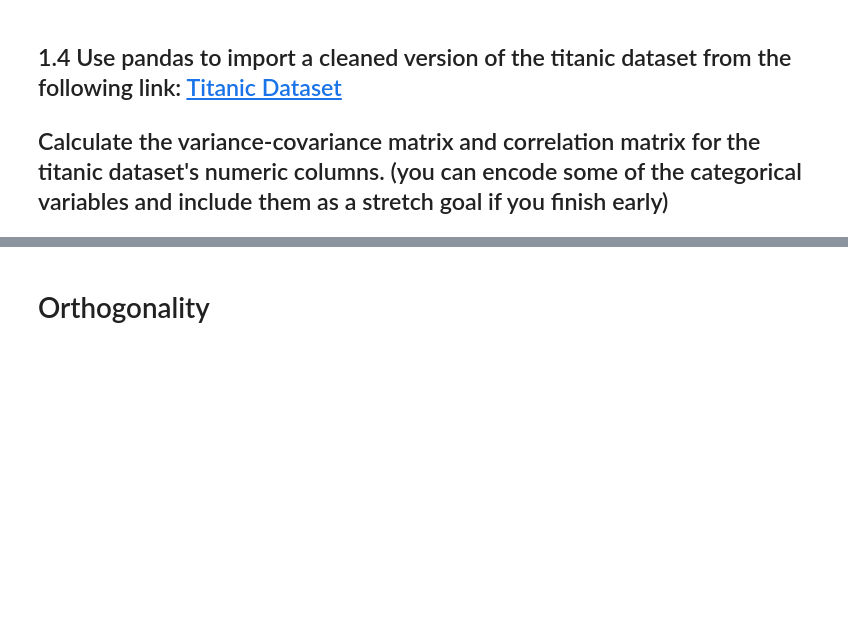
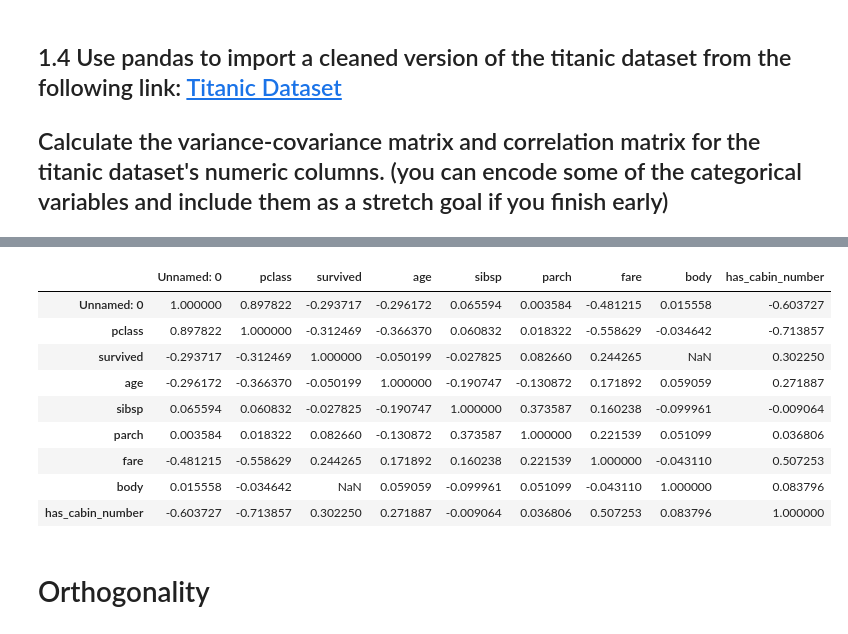
Before and after one commit to rawalk/DS-Unit-1-Sprint-3-Linear-Algebra, a Jupyter notebook: module2-intermediate-linear-algebra/LS_DS_132_Intermediate_Linear_Algebra_Assignment.ipynb, the cells around one changed output, grey strips where cells are left out. Cells and saved outputs as stored; diff of their text form; code cells hidden in the pictures; blank space fills up the shorter version.

```diff
--- a/module2-intermediate-linear-algebra/LS_DS_132_Intermediate_Linear_Algebra_Assignment.ipynb
+++ b/module2-intermediate-linear-algebra/LS_DS_132_Intermediate_Linear_Algebra_Assignment.ipynb
@@ -114,3 +146,17 @@ the correlation coefficient is:  0.9628339778148909
+# %%
+# correlation matrix
+clean_t_df.corr()
+# %% [output]
+|  | Unnamed: 0 | pclass | survived | age | sibsp | parch | fare | body | has_cabin_number |
+| Unnamed: 0 | 1.000000 | 0.897822 | -0.293717 | -0.296172 | 0.065594 | 0.003584 | -0.481215 | 0.015558 | -0.603727 |
+| pclass | 0.897822 | 1.000000 | -0.312469 | -0.366370 | 0.060832 | 0.018322 | -0.558629 | -0.034642 | -0.713857 |
+| survived | -0.293717 | -0.312469 | 1.000000 | -0.050199 | -0.027825 | 0.082660 | 0.244265 | NaN | 0.302250 |
+| age | -0.296172 | -0.366370 | -0.050199 | 1.000000 | -0.190747 | -0.130872 | 0.171892 | 0.059059 | 0.271887 |
+| sibsp | 0.065594 | 0.060832 | -0.027825 | -0.190747 | 1.000000 | 0.373587 | 0.160238 | -0.099961 | -0.009064 |
+| parch | 0.003584 | 0.018322 | 0.082660 | -0.130872 | 0.373587 | 1.000000 | 0.221539 | 0.051099 | 0.036806 |
+| fare | -0.481215 | -0.558629 | 0.244265 | 0.171892 | 0.160238 | 0.221539 | 1.000000 | -0.043110 | 0.507253 |
+| body | 0.015558 | -0.034642 | NaN | 0.059059 | -0.099961 | 0.051099 | -0.043110 | 1.000000 | 0.083796 |
+| has_cabin_number | -0.603727 | -0.713857 | 0.302250 | 0.271887 | -0.009064 | 0.036806 | 0.507253 | 0.083796 | 1.000000 |
 # %% [markdown]
 # Orthogonality
 # %% [markdown]
```
Also changed, not shown: parts of 12 cells of this notebook.
